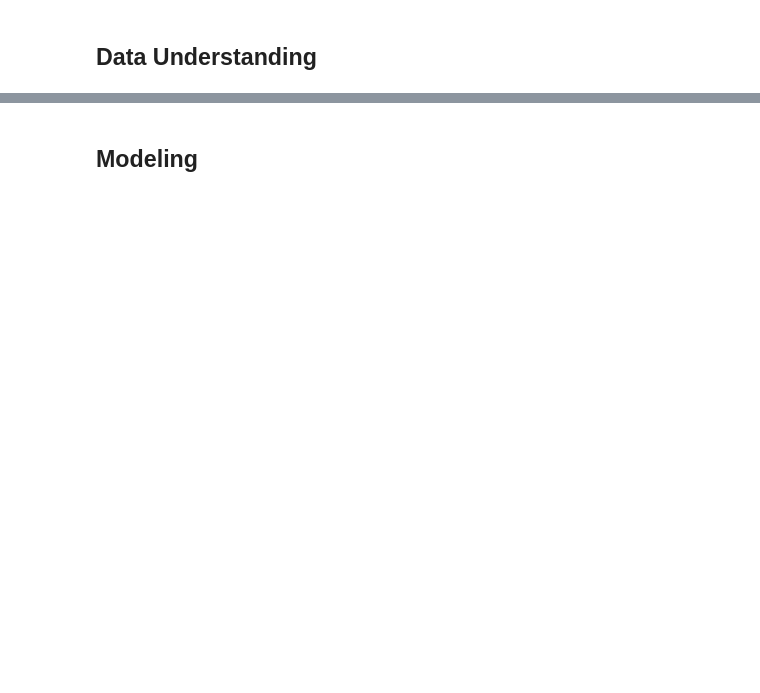
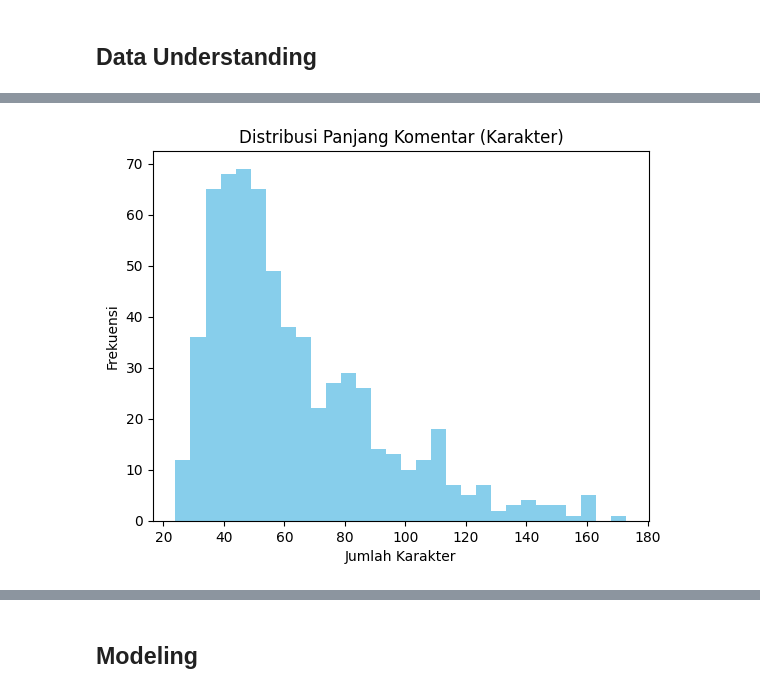
Before and after one commit to spnsyr1/detectcyberbullying, a Jupyter notebook: modeling.ipynb, the cells around one changed output, grey strips where cells are left out. Saved outputs shown, nothing was run; the diff lists cells and outputs as text; code cells hidden in the pictures; blank space fills up the shorter version.

```diff
--- a/modeling.ipynb
+++ b/modeling.ipynb
@@ -52,0 +66,11 @@ plt.show()
+# %%
+df['text_length_char'] = df['tweet'].apply(len)
+df['text_length_word'] = df['tweet'].apply(lambda x: len(x.split()))
+# %%
+plt.hist(df['text_length_char'], bins=30, color='skyblue')
+plt.title("Distribusi Panjang Komentar (Karakter)")
+plt.xlabel("Jumlah Karakter")
+plt.ylabel("Frekuensi")
+plt.show()
+# %% [output]
+[figure, added]
```
Also changed, not shown: parts of 47 cells of this notebook, 1 other file.
